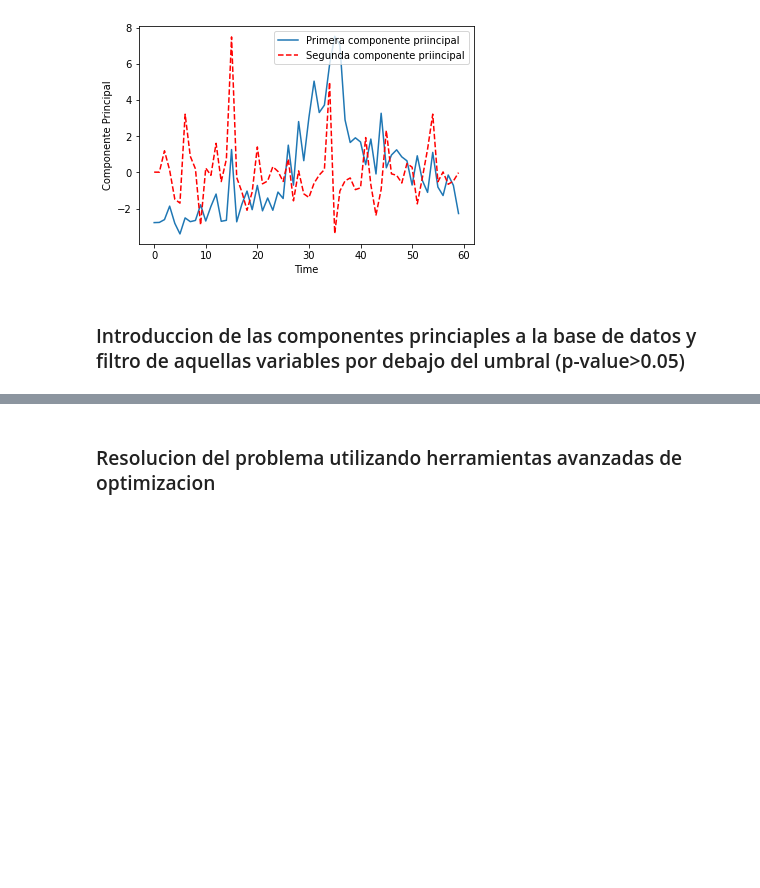
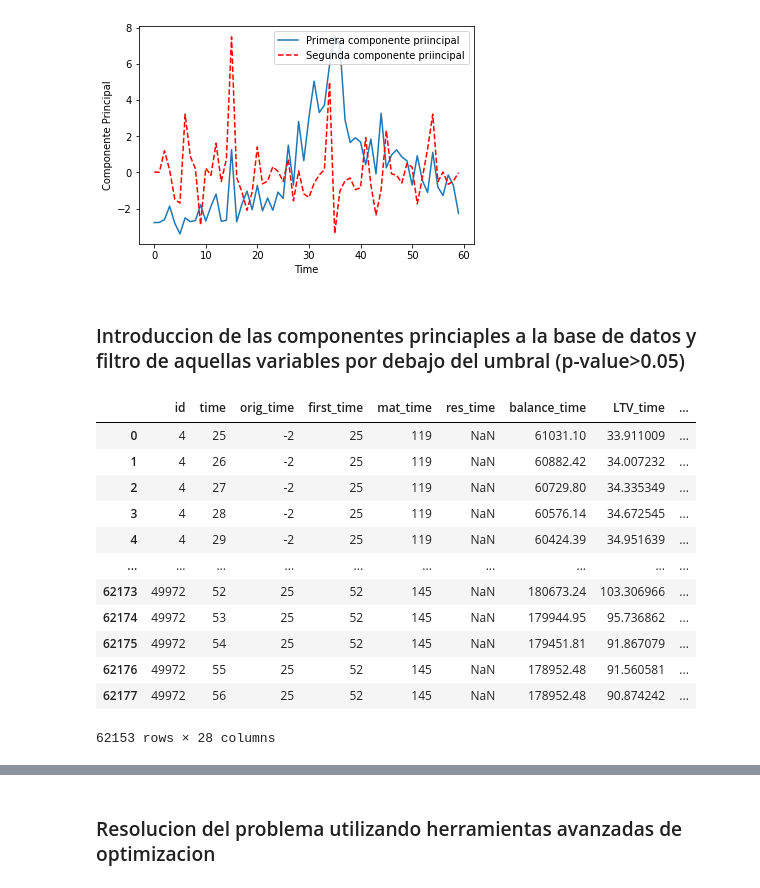
Before and after one commit to arenitss/Proyecto_Final_Analisis_Numerico_Computo_Cientifico, a Jupyter notebook: Reporte/Reporte.ipynb, the cells around one changed output, grey strips where cells are left out. Cells and saved outputs as stored; diff of their text form; code cells hidden in the pictures; blank space fills up the shorter version.

```diff
--- a/Reporte/Reporte.ipynb
+++ b/Reporte/Reporte.ipynb
@@ -639,0 +645,16 @@ data_cpa = pd.merge(selected_data,cpa,left_on='time',right_on='time',)
+# %%
+modeling1
+# %% [output]
+|  | id | time | orig_time | first_time | mat_time | res_time | balance_time | LTV_time | ... |
+| 0 | 4 | 25 | -2 | 25 | 119 | NaN | 61031.10 | 33.911009 | ... |
+| 1 | 4 | 26 | -2 | 25 | 119 | NaN | 60882.42 | 34.007232 | ... |
+| 2 | 4 | 27 | -2 | 25 | 119 | NaN | 60729.80 | 34.335349 | ... |
+| 3 | 4 | 28 | -2 | 25 | 119 | NaN | 60576.14 | 34.672545 | ... |
+| 4 | 4 | 29 | -2 | 25 | 119 | NaN | 60424.39 | 34.951639 | ... |
+| ... | ... | ... | ... | ... | ... | ... | ... | ... | ... |
+| 62173 | 49972 | 52 | 25 | 52 | 145 | NaN | 180673.24 | 103.306966 | ... |
+| 62174 | 49972 | 53 | 25 | 52 | 145 | NaN | 179944.95 | 95.736862 | ... |
+| 62175 | 49972 | 54 | 25 | 52 | 145 | NaN | 179451.81 | 91.867079 | ... |
+| 62176 | 49972 | 55 | 25 | 52 | 145 | NaN | 178952.48 | 91.560581 | ... |
+| 62177 | 49972 | 56 | 25 | 52 | 145 | NaN | 178952.48 | 90.874242 | ... |
+62153 rows × 28 columns
```
Also changed, not shown: parts of 22 cells of this notebook.
